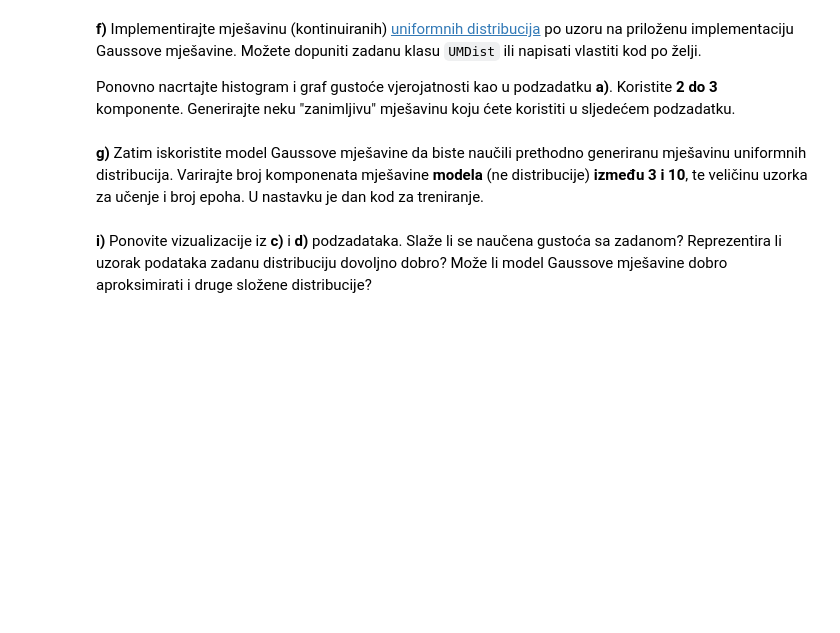
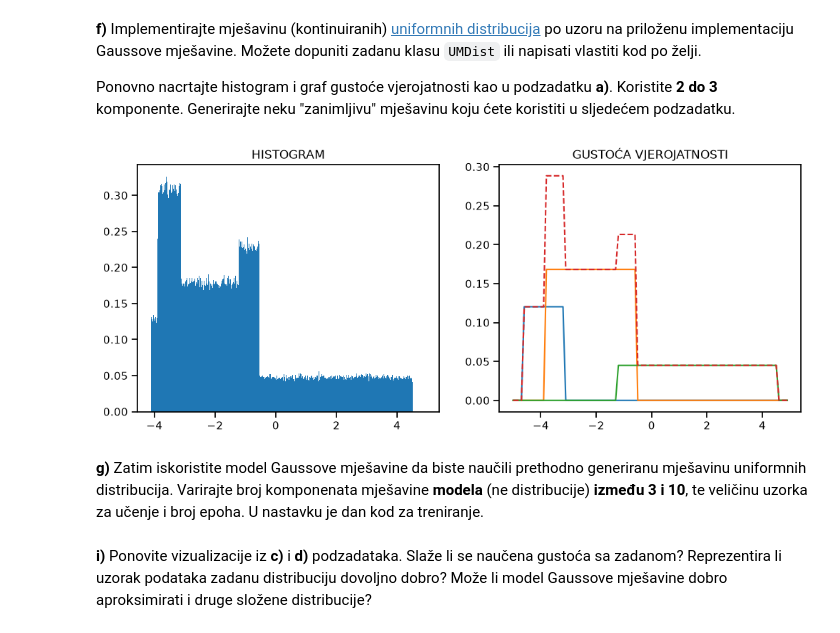
Before and after one commit to Ivan-Dujmic/FER-Deep-Learning-2, a Jupyter notebook: Lab1/lab_1.ipynb, the cells around one changed output. Cells and saved outputs as stored; diff of their text form; code cells hidden in the pictures; blank space fills up the shorter version.

```diff
--- a/Lab1/lab_1.ipynb
+++ b/Lab1/lab_1.ipynb
@@ -281,21 +281,20 @@ Generirajte neku "zanimljivu" mješavinu koju ćete koristiti u sljedećem podza
 # %%
 from dists import UMDist
 
-K = ...
+K = 3
 L = 1000000
 
-dist = ...
+dist = UMDist.random(K)
 data = dist.sample(L)
 
 with plot_context(figsize=(12, 4.5), show=True):
     with plot_context(subplot=(1, 2, 1), title="HISTOGRAM"):
-        plt.hist  # histogram
+        plt.hist(data, bins=bins, density=True)
 
     with plot_context(subplot=(1, 2, 2), title="GUSTOĆA VJEROJATNOSTI"):
-        for i in range(K):
-            plt.plot  # komponente, pomnožene pripadajućim težinama
-
-        plt.plot  # cijela mješavina
+        plot_total_pdf_and_components(dist.p_x, dist.p_xz_w, K)
+# %% [output]
+[figure, added]
 # %% [markdown]
 <b>g)</b>
 Zatim iskoristite model Gaussove mješavine da biste naučili prethodno generiranu mješavinu uniformnih distribucija.
```
Also changed, not shown: parts of 4 cells of this notebook, 1 other file.
